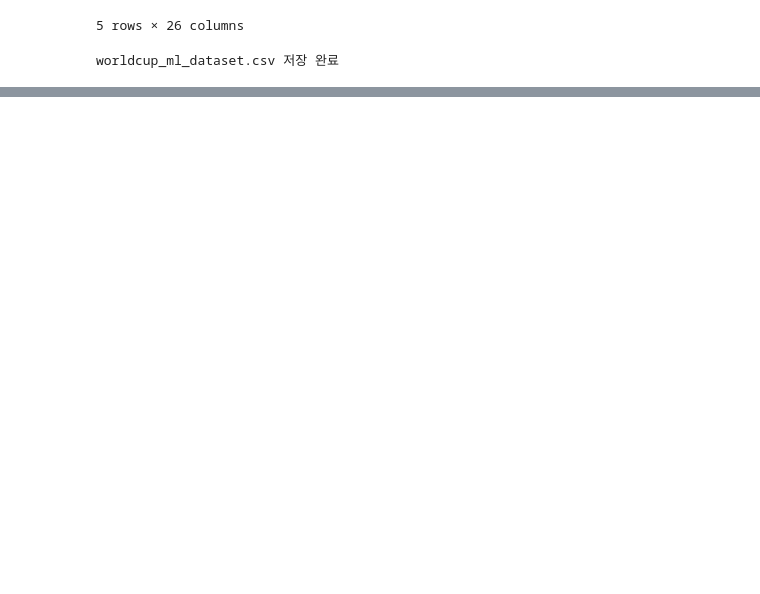
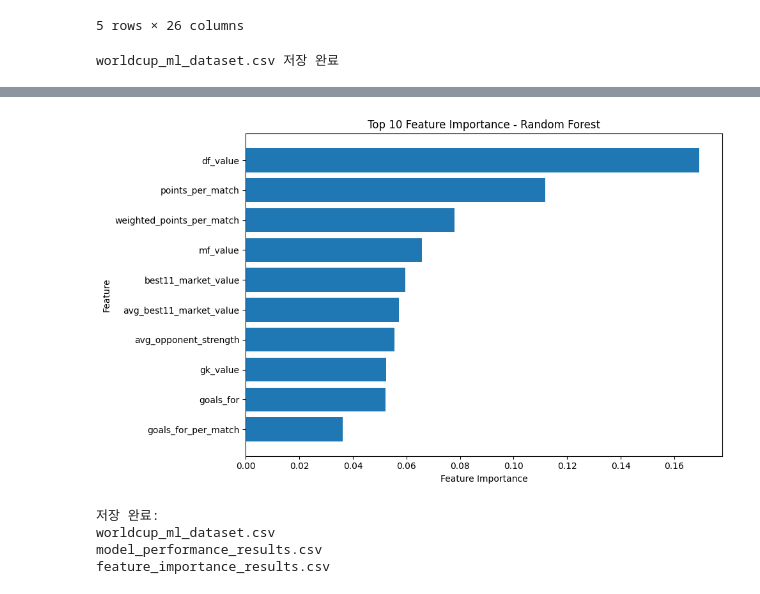
Before and after one commit to seop-byte/worldcup-2026-winner-prediction, a Jupyter notebook: worldcup_2026_prediction.ipynb, the cells around one changed output, grey strips where cells are left out. Drawn from its saved outputs; the diff is of its cells as text; code cells hidden in the pictures; blank space fills up the shorter version.

```diff
--- a/worldcup_2026_prediction.ipynb
+++ b/worldcup_2026_prediction.ipynb
@@ -1010,0 +1065,18 @@ worldcup_ml_dataset.csv 저장 완료
+# %%
+from sklearn.model_selection import train_test_split
+
+X_train, X_test, y_train, y_test = train_test_split(
+    X, y,
+    test_size=0.2,
+    random_state=42,
+    stratify=y
+)
+
+print("X_train:", X_train.shape)
+print("X_test:", X_test.shape)
+
+print("\ny_train 분포")
+print(y_train.value_counts().sort_index())
+
+print("\ny_test 분포")
+print(y_test.value_counts().sort_index())
@@ -1010,0 +1178,10 @@ worldcup_ml_dataset.csv 저장 완료
+# %%
+rf = RandomForestRegressor(n_estimators=300, random_state=42)
+rf.fit(X_train, y_train)
+
+importance_df = pd.DataFrame({
+    "feature": feature_cols,
+    "importance": rf.feature_importances_
+}).sort_values("importance", ascending=False)
+
+display(importance_df)
@@ -1010,0 +1206,30 @@ worldcup_ml_dataset.csv 저장 완료
+# %%
+import matplotlib.pyplot as plt
+
+# 상위 10개 feature importance 시각화
+top_importance = importance_df.head(10).sort_values("importance")
+
+plt.figure(figsize=(10, 6))
+plt.barh(top_importance["feature"], top_importance["importance"])
+plt.xlabel("Feature Importance")
+plt.ylabel("Feature")
+plt.title("Top 10 Feature Importance - Random Forest")
+plt.tight_layout()
+plt.show()
+# %% [output]
+[figure, added]
+# %%
+# 결과 저장
+results_df.to_csv("model_performance_results.csv", index=False)
+importance_df.to_csv("feature_importance_results.csv", index=False)
+ml_data.to_csv("worldcup_ml_dataset.csv", index=False)
+
+print("저장 완료:")
+print("worldcup_ml_dataset.csv")
+print("model_performance_results.csv")
+print("feature_importance_results.csv")
+# %% [output]
+저장 완료:
+worldcup_ml_dataset.csv
+model_performance_results.csv
+feature_importance_results.csv
```
Also changed, not shown: parts of 17 cells of this notebook.
